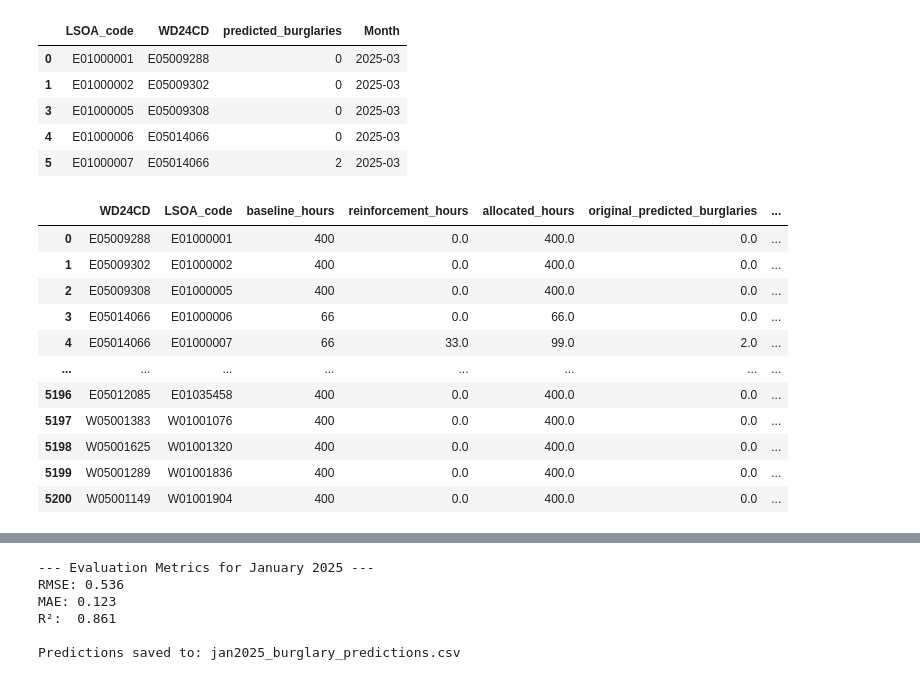
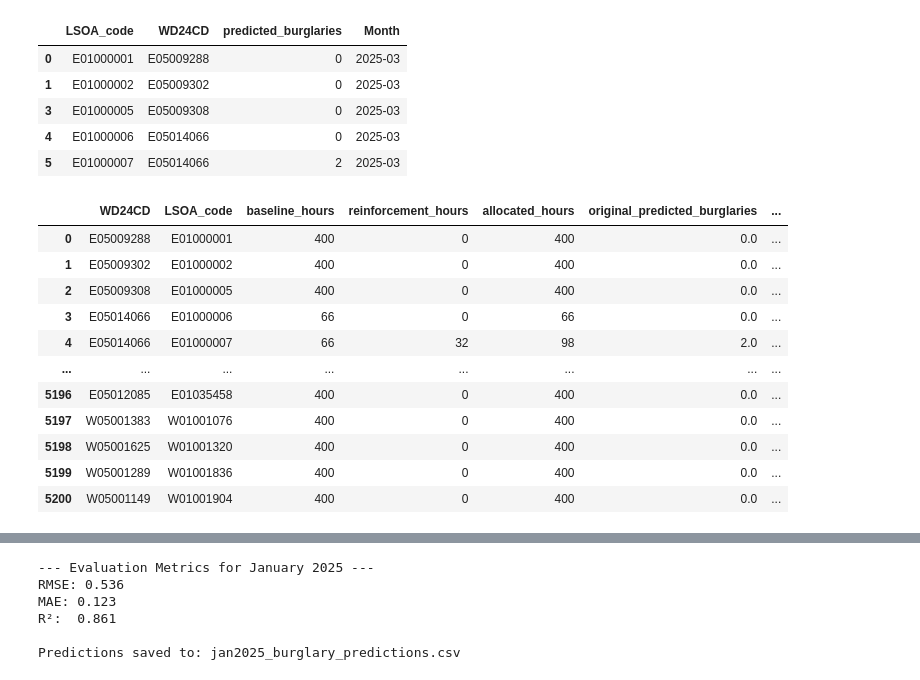
Before and after one commit to IosifStalone228/cbl, a Jupyter notebook: Model_creation.ipynb, the cells around one changed output, grey strips where cells are left out. Saved outputs shown, nothing was run; the diff lists cells and outputs as text; code cells hidden in the pictures.

Commit message:
ILP finalization+coordinate patroling allocation

```diff
--- a/Model_creation.ipynb
+++ b/Model_creation.ipynb
@@ -279,10 +311,7 @@ predicted_burglary.head()
 # %%
-import pandas as pd
-import pulp
-
-
-def allocate_police_hours_stepwise_reduction(
+def allocate_police_hours_stepwise_reduction_with_coords(
     df,
+    crime_df,
     total_hours_per_ward=800,
     patrol_block=2,
     step_percent=0.10,
@@ -290,21 +319,21 @@ def allocate_police_hours_stepwise_reduction(
     max_steps=5
 ):
     """
-    ILP with stepwise burglary reduction based on incremental patrol beyond 50% equal allocation.
+    ILP with stepwise burglary reduction, lat/lon coordinates, and temporal patrol distribution.
+    Returns final patrol allocations per LSOA with weekday/weekend, day/night scheduling.
 
     Parameters:
-        df (pd.DataFrame): Must contain ['LSOA_code', 'WD24CD', 'predicted_burglaries']
-        total_hours_per_ward (int): Total available officer hours per ward
-        patrol_block (int): Patrol unit in hours (must be divisible by 2)
-        step_percent (float): Additional % of base per step (e.g., 0.10 = 10%)
-        reduction_per_step (float): Crime reduction per step (e.g., 0.03 = 3%)
-        max_steps (int): Maximum number of steps allowed (e.g., 5 = 30% max reduction)
+        df (pd.DataFrame): ['LSOA_code', 'WD24CD', 'predicted_burglaries']
+        crime_df (pd.DataFrame): ['LSOA_code', 'Latitude', 'Longitude']
 
     Returns:
-        pd.DataFrame: Allocation results per LSOA
+        pd.DataFrame: Full patrol plan with coordinates and temporal split
     """
 
+    # 1. Aggregate and compute centroids
     df = df.groupby(['LSOA_code', 'WD24CD'], as_index=False)['predicted_burglaries'].mean()
+    centroids = crime_df.groupby("LSOA_code")[["Latitude", "Longitude"]].mean().reset_index()
+
     results = []
 
     for ward in df['WD24CD'].unique():
@@ -313,69 +342,76 @@ def allocate_police_hours_stepwise_reduction(
         base_crime = dict(zip(lsoas, ward_df['predicted_burglaries']))
         n_lsoas = len(lsoas)
 
-        # 50% baseline equally distributed
+        if n_lsoas == 0:
+            continue
+
+        # 2. Compute baseline & step values
         baseline_hours = (0.5 * total_hours_per_ward) / n_lsoas
         baseline_hours = round(baseline_hours / patrol_block) * patrol_block
-
-        # Step size in hours (e.g., 10% of baseline)
         step_size = baseline_hours * step_percent
-
-        # Total additional budget (50% reinforcement)
         additional_budget = total_hours_per_ward - (baseline_hours * n_lsoas)
 
-        # ILP model
+        # 3. ILP model setup
         prob = pulp.LpProblem(f"ILP_Stepwise_{ward}", pulp.LpMinimize)
-
-        # Decision vars: how many steps per LSOA (0–max_steps)
         x = {
             lsoa: pulp.LpVariable(f"x_{lsoa}", lowBound=0, upBound=max_steps, cat='Integer')
             for lsoa in lsoas
         }
 
-        # Objective: minimize total adjusted crime using stepwise penalty
         prob += pulp.lpSum([
             base_crime[lsoa] * (1 - reduction_per_step * x[lsoa])
             for lsoa in lsoas
         ])
-
-        # Constraint: total additional hours used ≤ reinforcement budget
-        prob += pulp.lpSum([
-            step_size * x[lsoa] for lsoa in lsoas
-        ]) <= additional_budget
-
-        # Solve
+        prob += pulp.lpSum([step_size * x[lsoa] for lsoa in lsoas]) <= additional_budget
         prob.solve(pulp.PULP_CBC_CMD(msg=0))
 
         for lsoa in lsoas:
             steps = x[lsoa].varValue
             additional_hours = step_size * steps
+
+            # Ensure reinforcement_hours is divisible by patrol_block
+            additional_hours = round(additional_hours / patrol_block) * patrol_block
+
             total_hours = baseline_hours + additional_hours
             adjusted = base_crime[lsoa] * (1 - reduction_per_step * steps)
+
+            # Temporal distribution
+            weekday_day = (total_hours * 0.28) // patrol_block * patrol_block
+            weekday_night = (total_hours * 0.42) // patrol_block * patrol_block
+            weekend_day = (total_hours * 0.12) // patrol_block * patrol_block
+            weekend_night = (total_hours * 0.18) // patrol_block * patrol_block
+            temporal_sum = weekday_day + weekday_night + weekend_day + weekend_night
+            adjustment = total_hours - temporal_sum
+            weekday_night += (adjustment // patrol_block) * patrol_block
+
             results.append({
                 'WD24CD': ward,
                 'LSOA_code': lsoa,
                 'baseline_hours': baseline_hours,
                 'reinforcement_hours': additional_hours,
                 'allocated_hours': total_hours,
                 'original_predicted_burglaries': base_crime[lsoa],
-                'adjusted_predicted_burglaries': adjusted
+                'adjusted_predicted_burglaries': adjusted,
+                'weekday_day_hours': weekday_day,
+                'weekday_night_hours': weekday_night,
+                'weekend_day_hours': weekend_day,
+                'weekend_night_hours': weekend_night
             })
 
-    return pd.DataFrame(results)
-
-
-
-allocate_police_hours_stepwise_reduction(predicted_burglary)
+    result_df = pd.DataFrame(results)
+    result_df = result_df.merge(centroids, on='LSOA_code', how='left')
+    return result_df
+allocate_police_hours_stepwise_reduction_with_coords(predicted_burglary, get_crime_coordinates_from_db())
 # %% [output]
 |  | WD24CD | LSOA_code | baseline_hours | reinforcement_hours | allocated_hours | original_predicted_burglaries | ... |
-| 0 | E05009288 | E01000001 | 400 | 0.0 | 400.0 | 0.0 | ... |
-| 1 | E05009302 | E01000002 | 400 | 0.0 | 400.0 | 0.0 | ... |
-| 2 | E05009308 | E01000005 | 400 | 0.0 | 400.0 | 0.0 | ... |
-| 3 | E05014066 | E01000006 | 66 | 0.0 | 66.0 | 0.0 | ... |
-| 4 | E05014066 | E01000007 | 66 | 33.0 | 99.0 | 2.0 | ... |
+| 0 | E05009288 | E01000001 | 400 | 0 | 400 | 0.0 | ... |
+| 1 | E05009302 | E01000002 | 400 | 0 | 400 | 0.0 | ... |
+| 2 | E05009308 | E01000005 | 400 | 0 | 400 | 0.0 | ... |
+| 3 | E05014066 | E01000006 | 66 | 0 | 66 | 0.0 | ... |
+| 4 | E05014066 | E01000007 | 66 | 32 | 98 | 2.0 | ... |
 | ... | ... | ... | ... | ... | ... | ... | ... |
-| 5196 | E05012085 | E01035458 | 400 | 0.0 | 400.0 | 0.0 | ... |
-| 5197 | W05001383 | W01001076 | 400 | 0.0 | 400.0 | 0.0 | ... |
-| 5198 | W05001625 | W01001320 | 400 | 0.0 | 400.0 | 0.0 | ... |
-| 5199 | W05001289 | W01001836 | 400 | 0.0 | 400.0 | 0.0 | ... |
-| 5200 | W05001149 | W01001904 | 400 | 0.0 | 400.0 | 0.0 | ... |
+| 5196 | E05012085 | E01035458 | 400 | 0 | 400 | 0.0 | ... |
+| 5197 | W05001383 | W01001076 | 400 | 0 | 400 | 0.0 | ... |
+| 5198 | W05001625 | W01001320 | 400 | 0 | 400 | 0.0 | ... |
+| 5199 | W05001289 | W01001836 | 400 | 0 | 400 | 0.0 | ... |
+| 5200 | W05001149 | W01001904 | 400 | 0 | 400 | 0.0 | ... |
```
Also changed, not shown: parts of 2 cells of this notebook, 1 other file.
